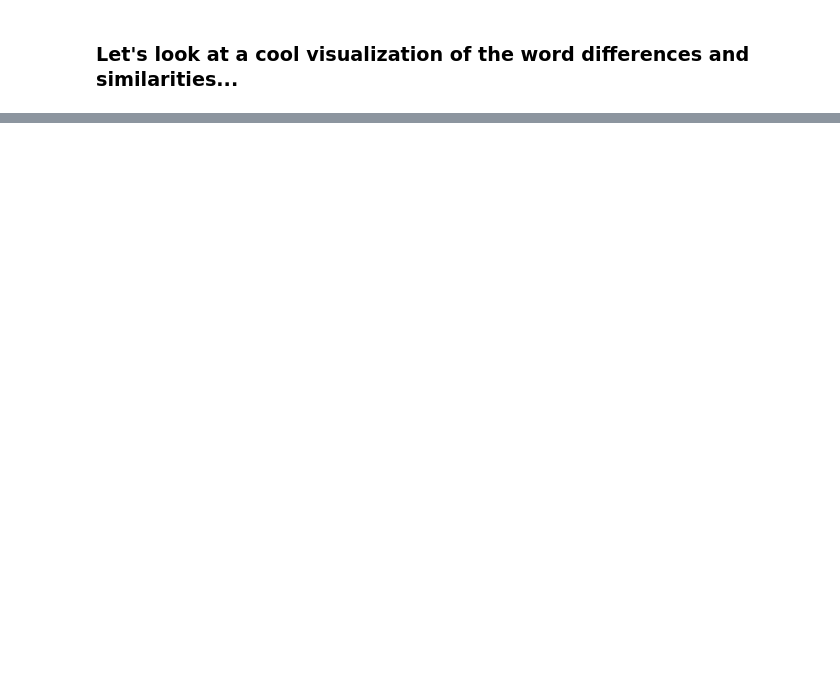
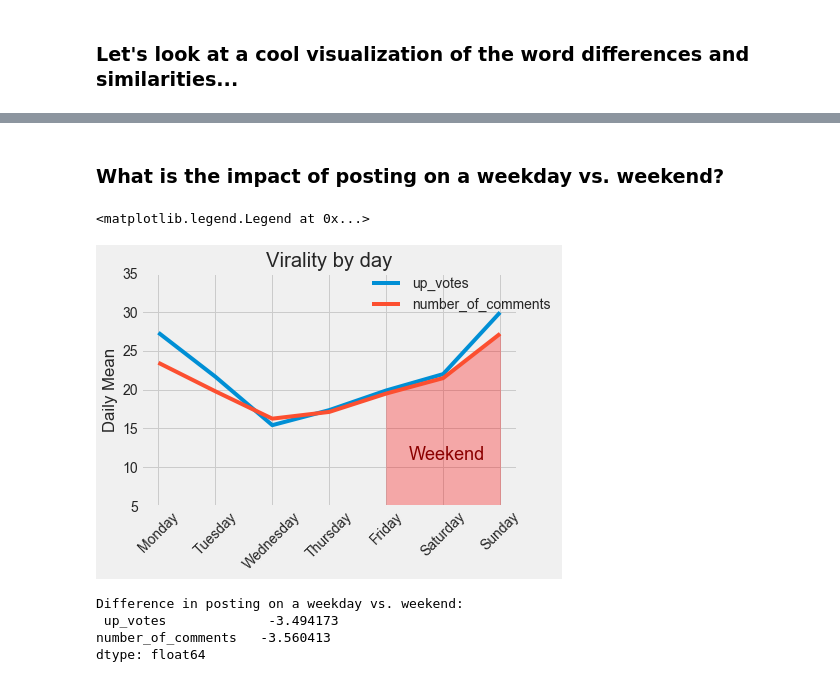
Before and after one commit to slevin886/Reddit_Stock_Subreddit, a Jupyter notebook: Reddit_Stock_Analysis.ipynb, the cells around one changed output, grey strips where cells are left out. Saved outputs shown, nothing was run; the diff lists cells and outputs as text; code cells hidden in the pictures; blank space fills up the shorter version.

```diff
--- a/Reddit_Stock_Analysis.ipynb
+++ b/Reddit_Stock_Analysis.ipynb
@@ -423,0 +449,43 @@ word_image(common_both, './arrow2.jpg', 'Common in Both', 0, 4)
+# %% [markdown]
+### What is the impact of posting on a weekday vs. weekend?
+# %%
+#Getting day of week from date_created and then plotting
+
+sep_df = sep_df.copy()
+weekdays = sep_df['date_created'].dt.weekday_name
+sep_df['day_of_week'] = weekdays
+
+
+by_day = sep_df.groupby('day_of_week', as_index=False)['up_votes', 'number_of_comments'].mean()
+
+by_day['day_of_week'] = pd.Categorical(by_day['day_of_week'], categories=['Monday','Tuesday','Wednesday','Thursday',
+                                         'Friday','Saturday', 'Sunday'], ordered=True)
+
+by_day = by_day.sort_values(by='day_of_week').reset_index(drop=True)
+
+y = by_day['number_of_comments'][-3:].values
+x = np.array([4, 5, 6])
+
+fig, axes = plt.subplots()
+
+axes.plot(by_day['up_votes'],  label='up_votes')
+axes.plot(by_day['number_of_comments'],label='number_of_comments')
+axes.set_xticklabels(['', 'Monday','Tuesday','Wednesday','Thursday', 'Friday','Saturday', 'Sunday'], rotation=45)
+axes.set_ylabel('Daily Mean')
+axes.fill_between(x, y, color='red', alpha=0.3)
+axes.set_ylim(5, 35)
+axes.text(4.4, 11, 'Weekend', fontdict={'size': 18, 'color':'darkred'})
+plt.title('Virality by day')
+plt.legend(loc=(.6, .81))
+# %% [output]
+<matplotlib.legend.Legend at 0x...>
+[figure, added]
+# %%
+print("Difference in posting on a weekday vs. weekend: ", '\n',
+    (by_day.loc[by_day['day_of_week'].isin(['Monday', 'Tuesday', 'Wednesday', 'Thursday'])].mean()
+- by_day.loc[by_day['day_of_week'].isin(['Friday', 'Saturday', 'Sunday'])].mean()))
+# %% [output]
+Difference in posting on a weekday vs. weekend:
+ up_votes             -3.494173
+number_of_comments   -3.560413
+dtype: float64
```
Also changed, not shown: parts of 24 cells of this notebook.
